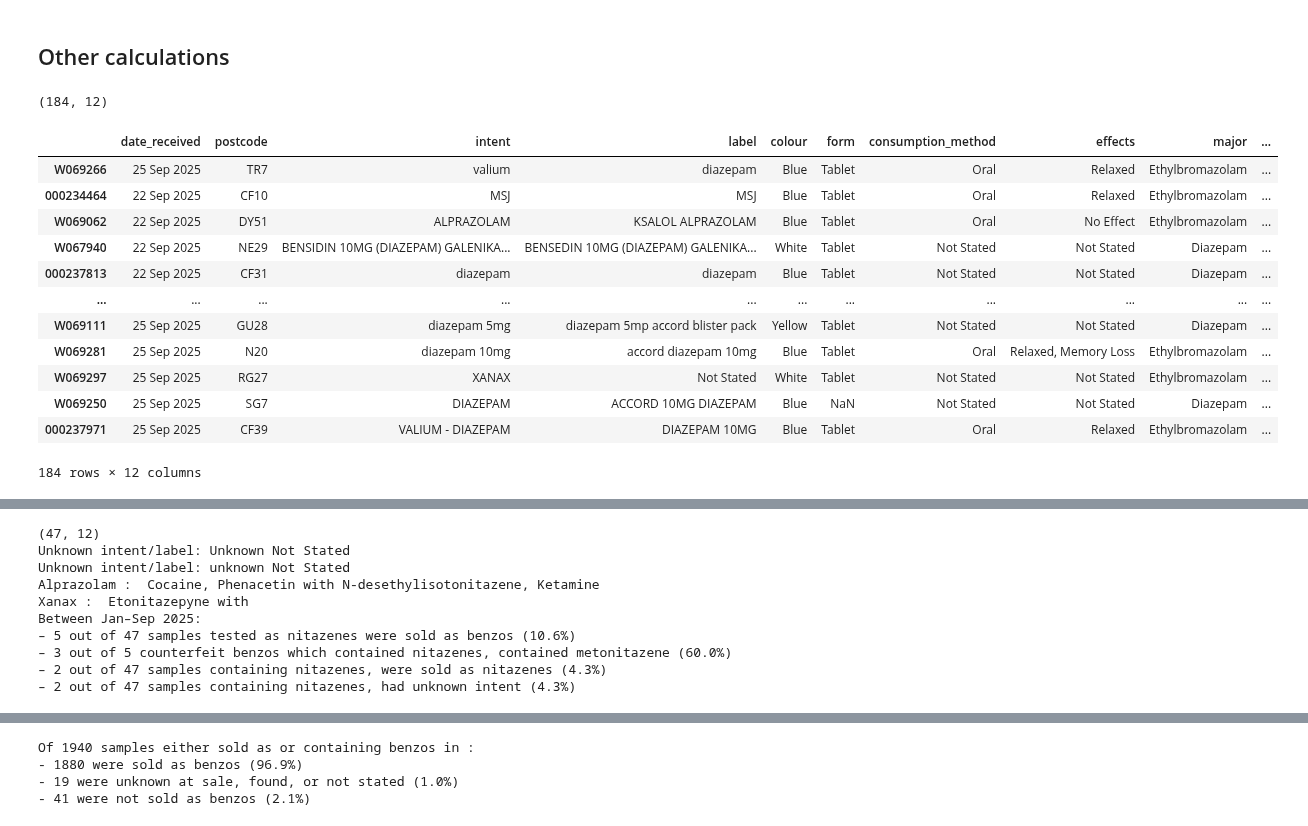
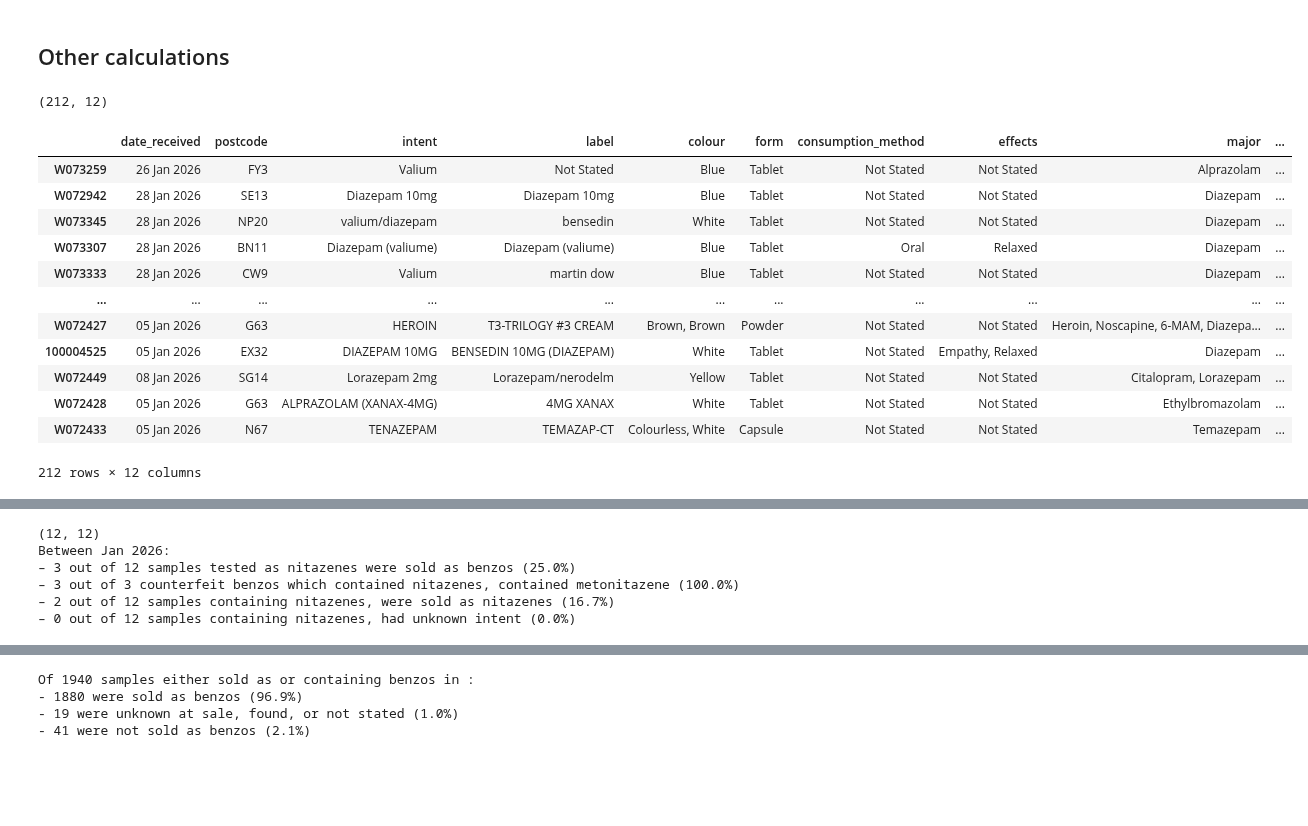
Before and after one commit to Benzo-Research-Project/NitazeneMap, a Jupyter notebook: WEDINOSParser.ipynb, the cells around one changed output, grey strips where cells are left out. Drawn from its saved outputs; the diff is of its cells as text; code cells hidden in the pictures; blank space fills up the shorter version.

```diff
--- a/WEDINOSParser.ipynb
+++ b/WEDINOSParser.ipynb
@@ -360,7 +497,9 @@ if open_table == 'y':
         df = pd.read_csv('data/'+table_name+'.csv', sep=',', encoding='utf-8', index_col=0)
         #df['minor'] = df['minor'].fillna('')
 # %%
-df = pd.read_csv('data/wedinos_nitazenes_010125-031025.csv', sep=',', encoding='utf-8', index_col=0)
+df = pd.read_csv('data/wedinos_nitazenes_010125-031225.csv', sep=',', encoding='utf-8', index_col=0)
+df_benzo = pd.read_csv('data/wedinos_benzos_010125-031225.csv', sep=',', encoding='utf-8', index_col=0)
+df_benzo['minor'] = df_benzo['minor'].fillna('')
 # %% [markdown]
 ## Plot map
 # %%
@@ -452,23 +593,23 @@ alprazolam_substring_list = ['alprazolam', 'xanax', 'xanac', 'alpraz']
 clonazepam_substring_list = ['clonazepam', 'klonopin', 'klonapin', 'ksalol', 'ksol', 'rivotril']
 nitazene_substring_list = ['nitazene', 'nitazepipne', 'nitazepyne', 'metonitazene', 'metonitazepine', 'metonitazepyne', 'metonitazepipne']
 # %%
-# Restricting date to September
-df_sept = df.loc[df['date_received'].str.contains('Sep')]
-df_benzo_sept = df_benzo.loc[df_benzo['date_received'].str.contains('Sep')]
-print(df_benzo_sept.shape)
-df_benzo_sept
+# Restricting date to January
+df_jan = df.loc[df['date_received'].str.contains('Jan')]
+df_benzo_jan = df_benzo.loc[df_benzo['date_received'].str.contains('Jan')]
+print(df_benzo_jan.shape)
+df_benzo_jan
 # %% [output]
-(184, 12)
+(212, 12)
 |  | date_received | postcode | intent | label | colour | form | consumption_method | effects | major | ... |
-| W069266 | 25 Sep 2025 | TR7 | valium | diazepam | Blue | Tablet | Oral | Relaxed | Ethylbromazolam | ... |
-| 000234464 | 22 Sep 2025 | CF10 | MSJ | MSJ | Blue | Tablet | Oral | Relaxed | Ethylbromazolam | ... |
-| W069062 | 22 Sep 2025 | DY51 | ALPRAZOLAM | KSALOL ALPRAZOLAM | Blue | Tablet | Oral | No Effect | Ethylbromazolam | ... |
-| W067940 | 22 Sep 2025 | NE29 | BENSIDIN 10MG (DIAZEPAM) GALENIKA... | BENSEDIN 10MG (DIAZEPAM) GALENIKA... | White | Tablet | Not Stated | Not Stated | Diazepam | ... |
-| 000237813 | 22 Sep 2025 | CF31 | diazepam | diazepam | Blue | Tablet | Not Stated | Not Stated | Diazepam | ... |
+| W073259 | 26 Jan 2026 | FY3 | Valium | Not Stated | Blue | Tablet | Not Stated | Not Stated | Alprazolam | ... |
+| W072942 | 28 Jan 2026 | SE13 | Diazepam 10mg | Diazepam 10mg | Blue | Tablet | Not Stated | Not Stated | Diazepam | ... |
+| W073345 | 28 Jan 2026 | NP20 | valium/diazepam | bensedin | White | Tablet | Not Stated | Not Stated | Diazepam | ... |
+| W073307 | 28 Jan 2026 | BN11 | Diazepam (valiume) | Diazepam (valiume) | Blue | Tablet | Oral | Relaxed | Diazepam | ... |
+| W073333 | 28 Jan 2026 | CW9 | Valium | martin dow | Blue | Tablet | Not Stated | Not Stated | Diazepam | ... |
 | ... | ... | ... | ... | ... | ... | ... | ... | ... | ... | ... |
-| W069111 | 25 Sep 2025 | GU28 | diazepam 5mg | diazepam 5mp accord blister pack | Yellow | Tablet | Not Stated | Not Stated | Diazepam | ... |
-| W069281 | 25 Sep 2025 | N20 | diazepam 10mg | accord diazepam 10mg | Blue | Tablet | Oral | Relaxed, Memory Loss | Ethylbromazolam | ... |
-| W069297 | 25 Sep 2025 | RG27 | XANAX | Not Stated | White | Tablet | Not Stated | Not Stated | Ethylbromazolam | ... |
-| W069250 | 25 Sep 2025 | SG7 | DIAZEPAM | ACCORD 10MG DIAZEPAM | Blue | NaN | Not Stated | Not Stated | Diazepam | ... |
-| 000237971 | 25 Sep 2025 | CF39 | VALIUM - DIAZEPAM | DIAZEPAM 10MG | Blue | Tablet | Oral | Relaxed | Ethylbromazolam | ... |
+| W072427 | 05 Jan 2026 | G63 | HEROIN | T3-TRILOGY #3 CREAM | Brown, Brown | Powder | Not Stated | Not Stated | Heroin, Noscapine, 6-MAM, Diazepa... | ... |
+| 100004525 | 05 Jan 2026 | EX32 | DIAZEPAM 10MG | BENSEDIN 10MG (DIAZEPAM) | White | Tablet | Not Stated | Empathy, Relaxed | Diazepam | ... |
+| W072449 | 08 Jan 2026 | SG14 | Lorazepam 2mg | Lorazepam/nerodelm | Yellow | Tablet | Not Stated | Not Stated | Citalopram, Lorazepam | ... |
+| W072428 | 05 Jan 2026 | G63 | ALPRAZOLAM (XANAX-4MG) | 4MG XANAX | White | Tablet | Not Stated | Not Stated | Ethylbromazolam | ... |
+| W072433 | 05 Jan 2026 | N67 | TENAZEPAM | TEMAZAP-CT | Colourless, White | Capsule | Not Stated | Not Stated | Temazepam | ... |
-184 rows × 12 columns
+212 rows × 12 columns
@@ -494,6 +637,8 @@ benzo_substring_list
  'rivotril']
 # %%
 # Note this may not work properly if using the df_all file
+#df = df_nit_all.loc[df_nit_all['date_received'].str.contains('January 2026')]
+df = df_jan
 cbenzo_count=0
 cbenzo_meto_count = 0
 totalnit=0
@@ -523,14 +668,10 @@ print(f"– {cbenzo_meto_count} out of {cbenzo_count} counterfeit benzos which c
 print(f"– {wantednit} out of {totalnit} samples containing nitazenes, were sold as nitazenes ({(100*wantednit/totalnit):.1f}%)")
 print(f"– {unknownnit} out of {totalnit} samples containing nitazenes, had unknown intent ({(100*unknownnit/totalnit):.1f}%)")
 # %% [output]
-(47, 12)
-Unknown intent/label: Unknown Not Stated
-Unknown intent/label: unknown Not Stated
-Alprazolam :  Cocaine, Phenacetin with N-desethylisotonitazene, Ketamine
-Xanax :  Etonitazepyne with
-Between Jan–Sep 2025:
-– 5 out of 47 samples tested as nitazenes were sold as benzos (10.6%)
-– 3 out of 5 counterfeit benzos which contained nitazenes, contained metonitazene (60.0%)
-– 2 out of 47 samples containing nitazenes, were sold as nitazenes (4.3%)
-– 2 out of 47 samples containing nitazenes, had unknown intent (4.3%)
+(12, 12)
+Between Jan 2026:
+– 3 out of 12 samples tested as nitazenes were sold as benzos (25.0%)
+– 3 out of 3 counterfeit benzos which contained nitazenes, contained metonitazene (100.0%)
+– 2 out of 12 samples containing nitazenes, were sold as nitazenes (16.7%)
+– 0 out of 12 samples containing nitazenes, had unknown intent (0.0%)
 # %%
```
Also changed, not shown: parts of 47 cells of this notebook, 10 other files.
